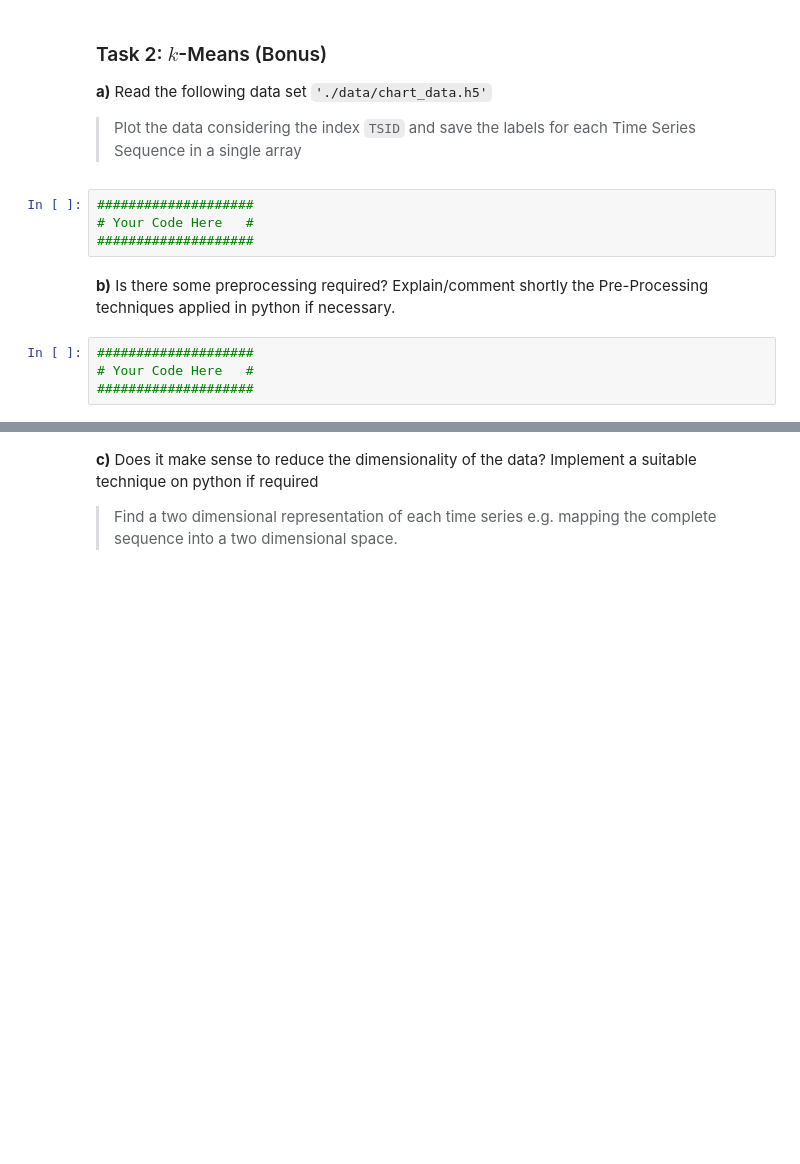
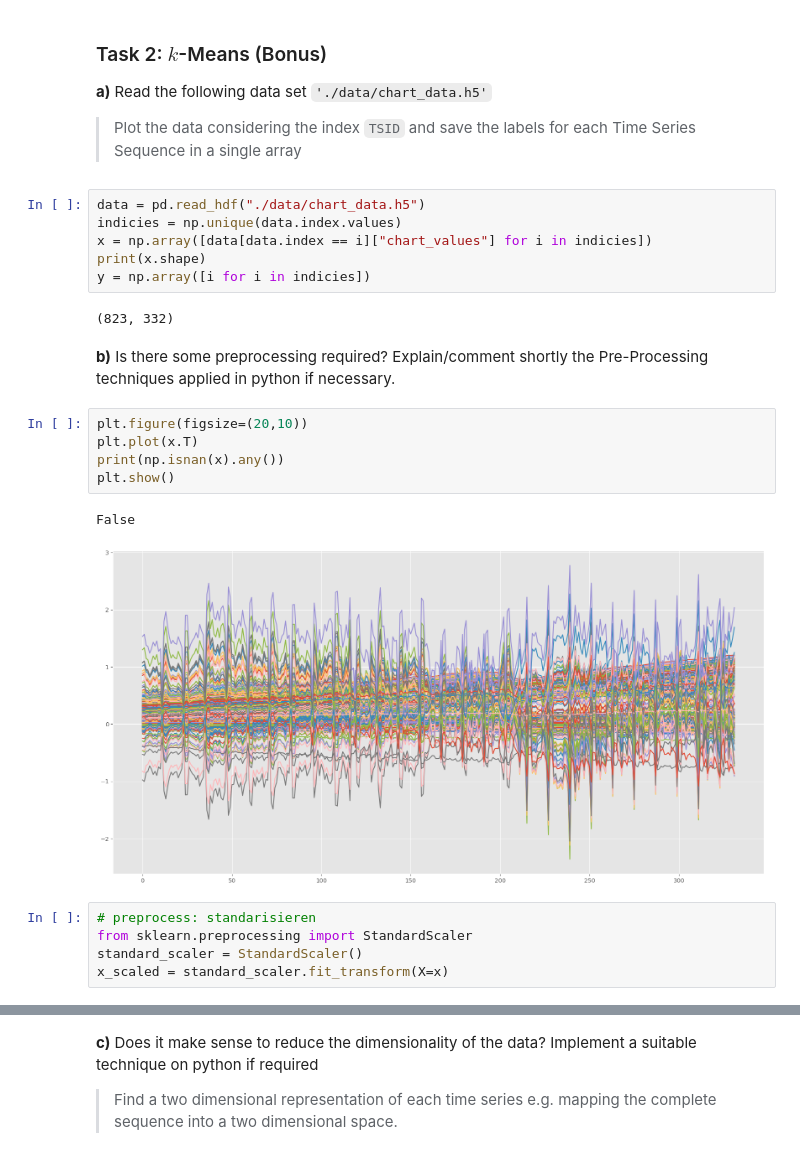
Before and after one commit to KlaraGtknst/TSDM_WS23_34, a Jupyter notebook: Exercise_09_Clustering.ipynb, the cells around one changed output, grey strips where cells are left out. Drawn from its saved outputs; the diff is of its cells as text; blank space fills up the shorter version.

```diff
--- a/Exercise_09_Clustering.ipynb
+++ b/Exercise_09_Clustering.ipynb
@@ -35,13 +35,26 @@ plt.style.use('ggplot')
 **a)** Read the following data set `'./data/chart_data.h5'`
 
 >Plot the data considering the index `TSID` and save the labels for each Time Series Sequence in a single array
-# %%
-####################
-# Your Code Here   #
-####################
+# %%
+data = pd.read_hdf("./data/chart_data.h5")
+indicies = np.unique(data.index.values)
+x = np.array([data[data.index == i]["chart_values"] for i in indicies])
+print(x.shape)
+y = np.array([i for i in indicies])
+# %% [output]
+(823, 332)
 # %% [markdown]
 **b)** Is there some preprocessing required? Explain/comment shortly the Pre-Processing techniques applied in python if necessary.
-# %%
-####################
-# Your Code Here   #
-####################
+# %%
+plt.figure(figsize=(20,10))
+plt.plot(x.T)
+print(np.isnan(x).any())
+plt.show()
+# %% [output]
+False
+[figure, added]
+# %%
+# preprocess: standarisieren
+from sklearn.preprocessing import StandardScaler
+standard_scaler = StandardScaler()
+x_scaled = standard_scaler.fit_transform(X=x)
```
Also changed, not shown: parts of 15 cells of this notebook, 1 other file.
